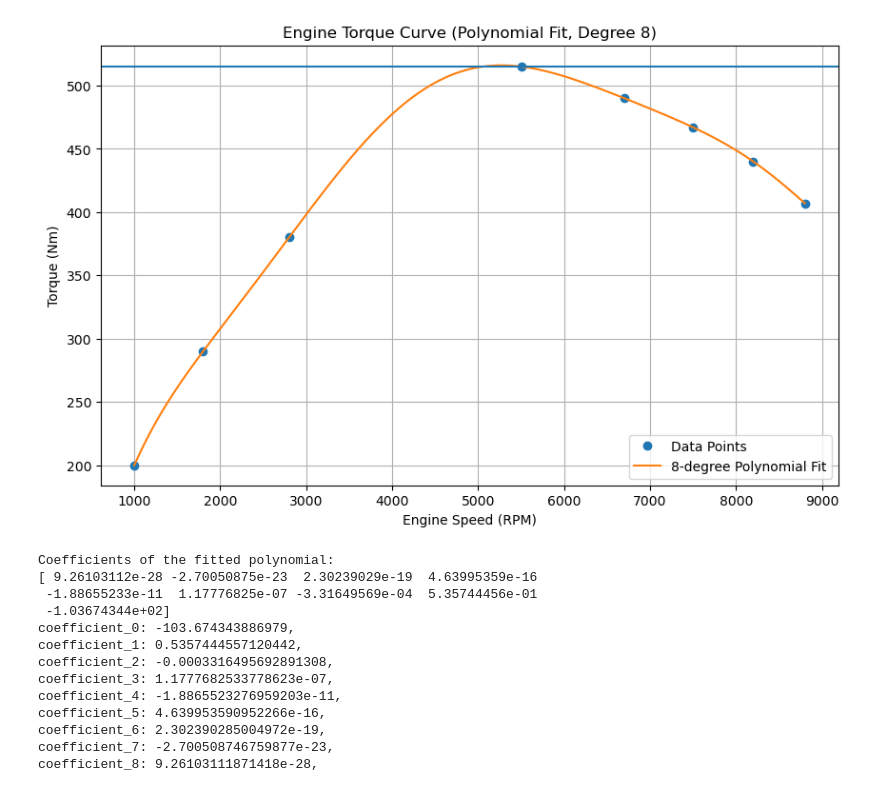
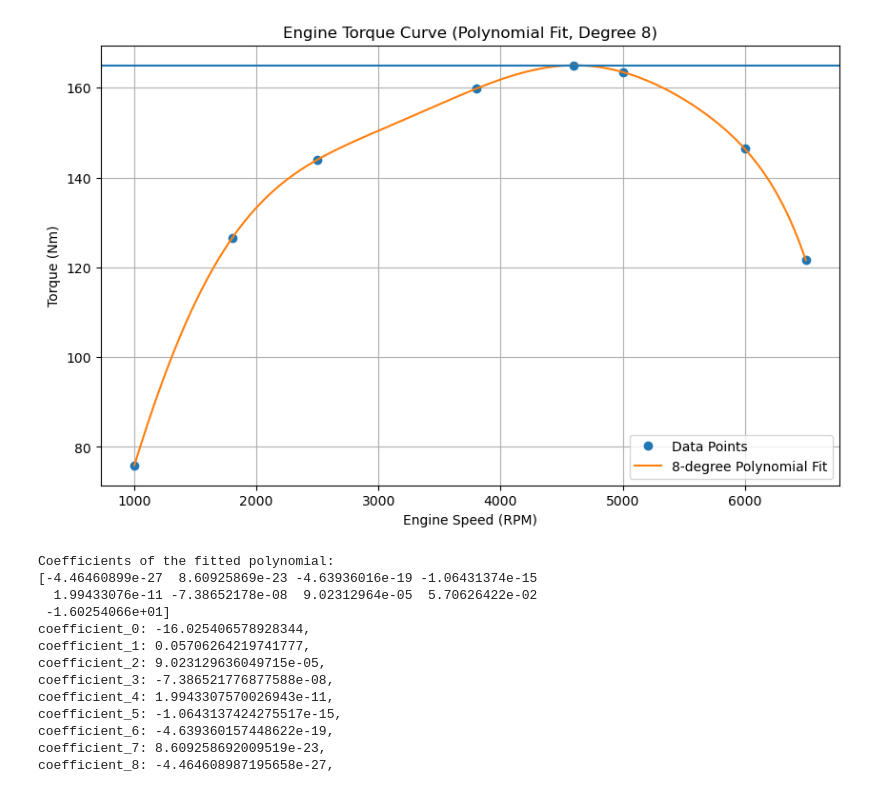
Before and after one commit to vougioukakis/car-acceleration-app, a Jupyter notebook: torque_curve_generator.ipynb, the cells around one changed output. Saved outputs shown, nothing was run; the diff lists cells and outputs as text; code cells hidden in the pictures.

```diff
--- a/torque_curve_generator.ipynb
+++ b/torque_curve_generator.ipynb
@@ -8,60 +8,60 @@ import matplotlib.pyplot as plt
 
 # Given data points
 points = np.array([
-    [1000, 200],
-    [1800, 290],
-    [2800, 380],
-    [5500, 515],
-    [6700, 490],
-    [7500, 467],
-    [8200, 440],
-    [8800, 407]
+    [1000, 75.9],
+    [1800, 126.5],
+    [2500, 144],
+    [3800, 159.8],
+    [4600, 165],
+    [5000, 163.5],
+    [6000, 146.4],
+    [6500, 121.6],
 ])
-maxTq = 515
+maxTq = 165
 rpm = points[:, 0]
 torque = points[:, 1]
 
 # Fit a 7th-degree polynomial to the data
 degree = 8
 coefficients = np.polyfit(rpm, torque, degree)
 
 # Create the polynomial function using the coefficients
 polynomial = np.poly1d(coefficients)
 
 # Generate smooth RPM values for plotting the polynomial
 rpm_smooth = np.linspace(rpm.min(), rpm.max(), 500)
 torque_smooth = polynomial(rpm_smooth)
 
 # Plot the data and the fitted polynomial curve
 plt.figure(figsize=(10, 6))
 plt.plot(rpm, torque, 'o', label="Data Points")
 plt.plot(rpm_smooth, torque_smooth, '-', label=f"{degree}-degree Polynomial Fit")
 plt.axhline(maxTq)  # Assuming the maximum torque is the maximum value in the dataset
 plt.xlabel("Engine Speed (RPM)")
 plt.ylabel("Torque (Nm)")
 plt.title(f"Engine Torque Curve (Polynomial Fit, Degree {degree})")
 plt.legend()
 plt.grid(True)
 plt.show()
 
 # Print the polynomial coefficients
 print("Coefficients of the fitted polynomial:")
 print(coefficients)
 
 for i in range(len(coefficients)):
     print(f"coefficient_{i}: {coefficients[len(coefficients)-i-1]},")
 # %% [output]
-[figure, old version]
+[figure, new version]
 Coefficients of the fitted polynomial:
-[ 9.26103112e-28 -2.70050875e-23  2.30239029e-19  4.63995359e-16
- -1.88655233e-11  1.17776825e-07 -3.31649569e-04  5.35744456e-01
- -1.03674344e+02]
-coefficient_0: -103.674343886979,
-coefficient_1: 0.5357444557120442,
-coefficient_2: -0.0003316495692891308,
-coefficient_3: 1.1777682533778623e-07,
-coefficient_4: -1.8865523276959203e-11,
-coefficient_5: 4.639953590952266e-16,
-coefficient_6: 2.302390285004972e-19,
-coefficient_7: -2.700508746759877e-23,
-coefficient_8: 9.26103111871418e-28,
+[-4.46460899e-27  8.60925869e-23 -4.63936016e-19 -1.06431374e-15
+  1.99433076e-11 -7.38652178e-08  9.02312964e-05  5.70626422e-02
+ -1.60254066e+01]
+coefficient_0: -16.025406578928344,
+coefficient_1: 0.05706264219741777,
+coefficient_2: 9.023129636049715e-05,
+coefficient_3: -7.386521776877588e-08,
+coefficient_4: 1.9943307570026943e-11,
+coefficient_5: -1.0643137424275517e-15,
+coefficient_6: -4.639360157448622e-19,
+coefficient_7: 8.609258692009519e-23,
+coefficient_8: -4.464608987195658e-27,
```
Also changed, not shown: 21 other files.
